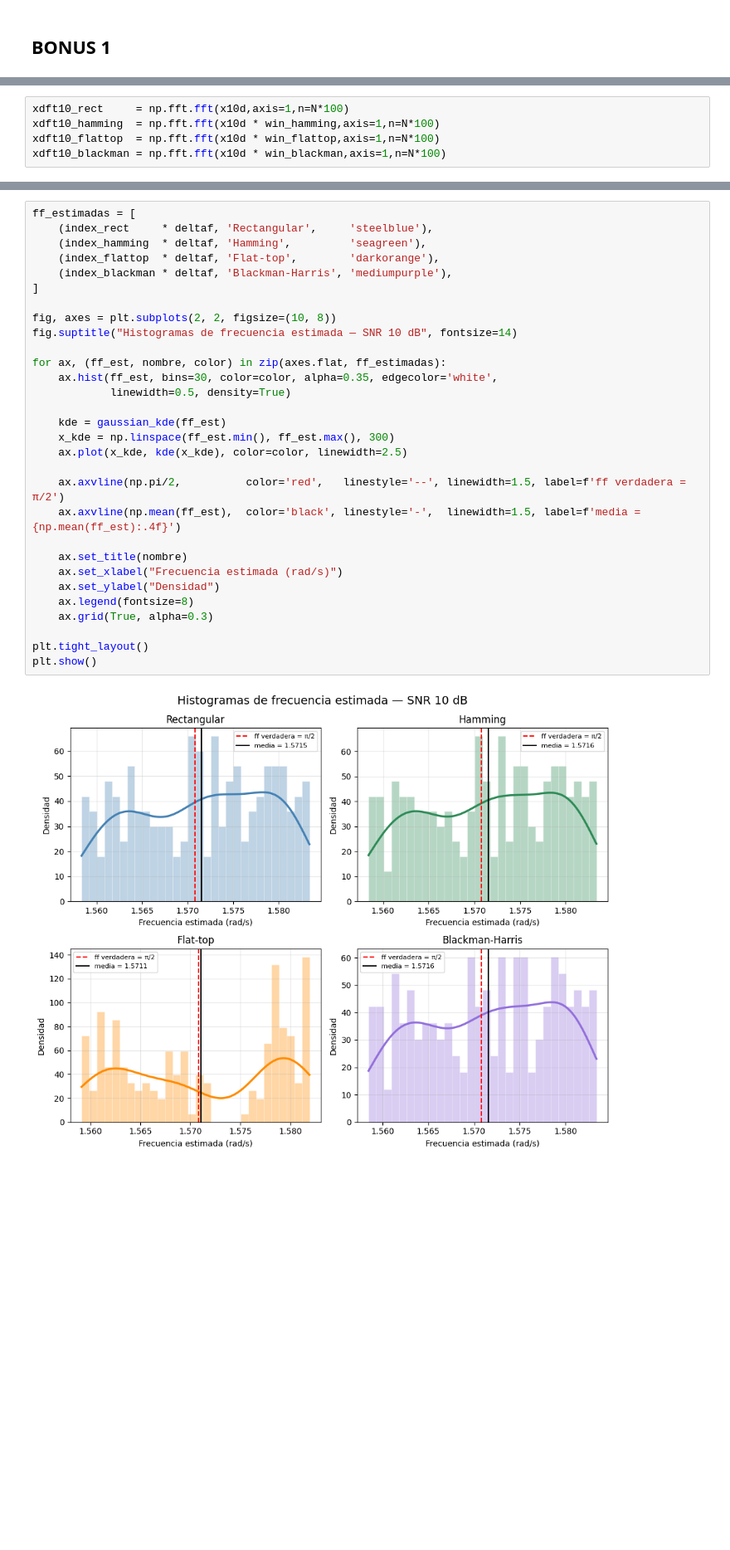
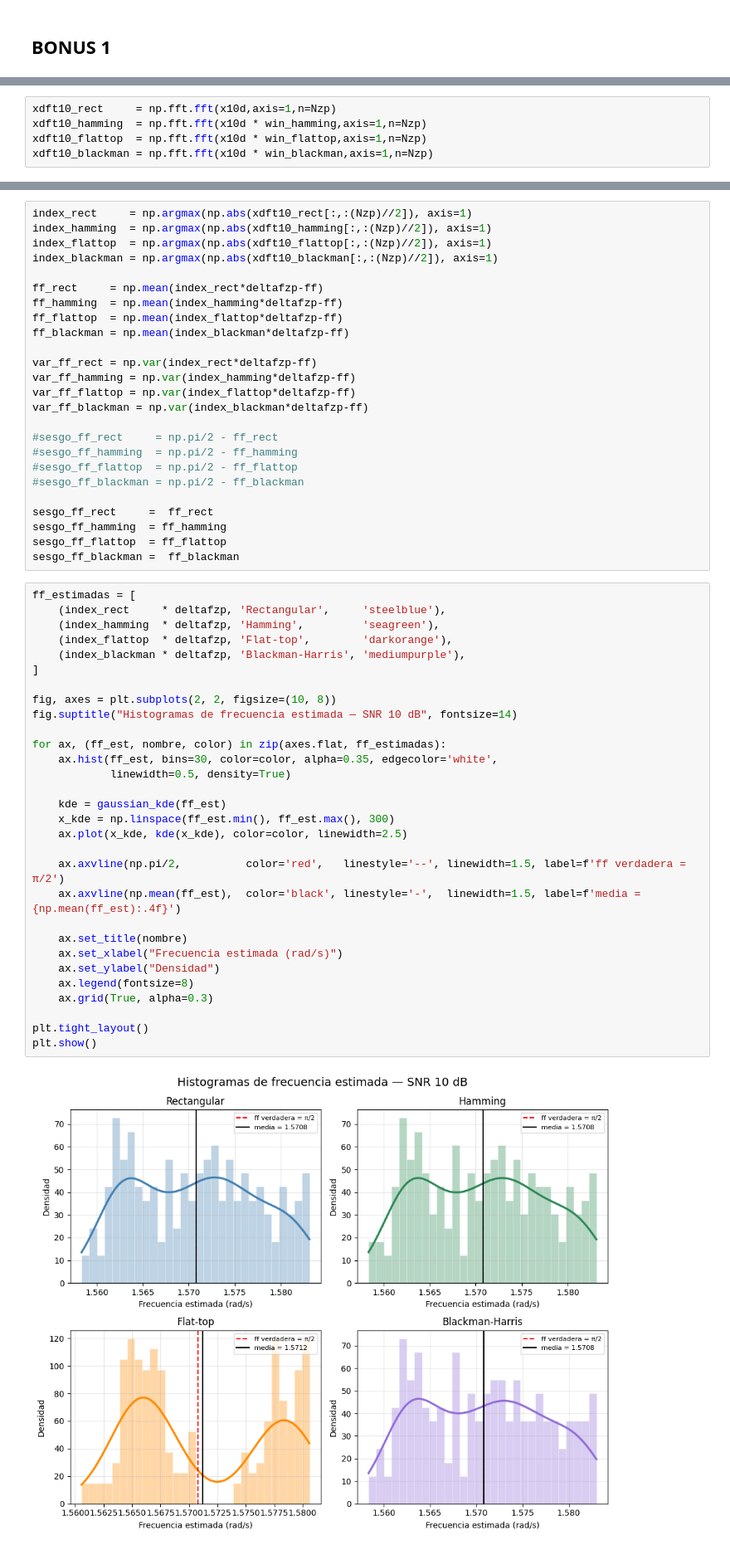
Before and after one commit to pguzmanUTN/PSD2026TESTBENCH, a Jupyter notebook: Semanal_5/Semanal.ipynb, the cells around one changed output, grey strips where cells are left out. Shown at 83% size. Cells and saved outputs as stored; diff of their text form; blank space fills up the shorter version.

```diff
--- a/Semanal_5/Semanal.ipynb
+++ b/Semanal_5/Semanal.ipynb
@@ -944,5 +940,5 @@ deltaf = fs/(N*100)
 # %%
-xdft10_rect     = np.fft.fft(x10d,axis=1,n=N*100)
-xdft10_hamming  = np.fft.fft(x10d * win_hamming,axis=1,n=N*100)
-xdft10_flattop  = np.fft.fft(x10d * win_flattop,axis=1,n=N*100)
-xdft10_blackman = np.fft.fft(x10d * win_blackman,axis=1,n=N*100)
+xdft10_rect     = np.fft.fft(x10d,axis=1,n=Nzp)
+xdft10_hamming  = np.fft.fft(x10d * win_hamming,axis=1,n=Nzp)
+xdft10_flattop  = np.fft.fft(x10d * win_flattop,axis=1,n=Nzp)
+xdft10_blackman = np.fft.fft(x10d * win_blackman,axis=1,n=Nzp)
@@ -970,35 +945,60 @@ sesgo_ff_blackman = np.pi/2 - ff_blackman
+# %%
+index_rect     = np.argmax(np.abs(xdft10_rect[:,:(Nzp)//2]), axis=1)
+index_hamming  = np.argmax(np.abs(xdft10_hamming[:,:(Nzp)//2]), axis=1)
+index_flattop  = np.argmax(np.abs(xdft10_flattop[:,:(Nzp)//2]), axis=1)
+index_blackman = np.argmax(np.abs(xdft10_blackman[:,:(Nzp)//2]), axis=1)
+
+ff_rect     = np.mean(index_rect*deltafzp-ff)
+ff_hamming  = np.mean(index_hamming*deltafzp-ff)
+ff_flattop  = np.mean(index_flattop*deltafzp-ff)
+ff_blackman = np.mean(index_blackman*deltafzp-ff)
+
+var_ff_rect = np.var(index_rect*deltafzp-ff)
+var_ff_hamming = np.var(index_hamming*deltafzp-ff)
+var_ff_flattop = np.var(index_flattop*deltafzp-ff)
+var_ff_blackman = np.var(index_blackman*deltafzp-ff)
+
+#sesgo_ff_rect     = np.pi/2 - ff_rect
+#sesgo_ff_hamming  = np.pi/2 - ff_hamming
+#sesgo_ff_flattop  = np.pi/2 - ff_flattop
+#sesgo_ff_blackman = np.pi/2 - ff_blackman
+
+sesgo_ff_rect     =  ff_rect
+sesgo_ff_hamming  = ff_hamming
+sesgo_ff_flattop  = ff_flattop
+sesgo_ff_blackman =  ff_blackman
 # %%
 ff_estimadas = [
-    (index_rect     * deltaf, 'Rectangular',     'steelblue'),
-    (index_hamming  * deltaf, 'Hamming',         'seagreen'),
-    (index_flattop  * deltaf, 'Flat-top',        'darkorange'),
-    (index_blackman * deltaf, 'Blackman-Harris', 'mediumpurple'),
+    (index_rect     * deltafzp, 'Rectangular',     'steelblue'),
+    (index_hamming  * deltafzp, 'Hamming',         'seagreen'),
+    (index_flattop  * deltafzp, 'Flat-top',        'darkorange'),
+    (index_blackman * deltafzp, 'Blackman-Harris', 'mediumpurple'),
 ]
 
 fig, axes = plt.subplots(2, 2, figsize=(10, 8))
 fig.suptitle("Histogramas de frecuencia estimada — SNR 10 dB", fontsize=14)
 
 for ax, (ff_est, nombre, color) in zip(axes.flat, ff_estimadas):
     ax.hist(ff_est, bins=30, color=color, alpha=0.35, edgecolor='white',
             linewidth=0.5, density=True)
 
     kde = gaussian_kde(ff_est)
     x_kde = np.linspace(ff_est.min(), ff_est.max(), 300)
     ax.plot(x_kde, kde(x_kde), color=color, linewidth=2.5)
 
     ax.axvline(np.pi/2,          color='red',   linestyle='--', linewidth=1.5, label=f'ff verdadera = π/2')
     ax.axvline(np.mean(ff_est),  color='black', linestyle='-',  linewidth=1.5, label=f'media = {np.mean(ff_est):.4f}')
 
     ax.set_title(nombre)
     ax.set_xlabel("Frecuencia estimada (rad/s)")
     ax.set_ylabel("Densidad")
     ax.legend(fontsize=8)
     ax.grid(True, alpha=0.3)
 
 plt.tight_layout()
 plt.show()
 # %% [output]
-[figure, old version]
+[figure, new version]
 # %%
 
 nombres       = ['Rectangular', 'Hamming', 'Flat-top', 'Blackman-Harris']
```
Also changed, not shown: parts of 36 cells of this notebook.
